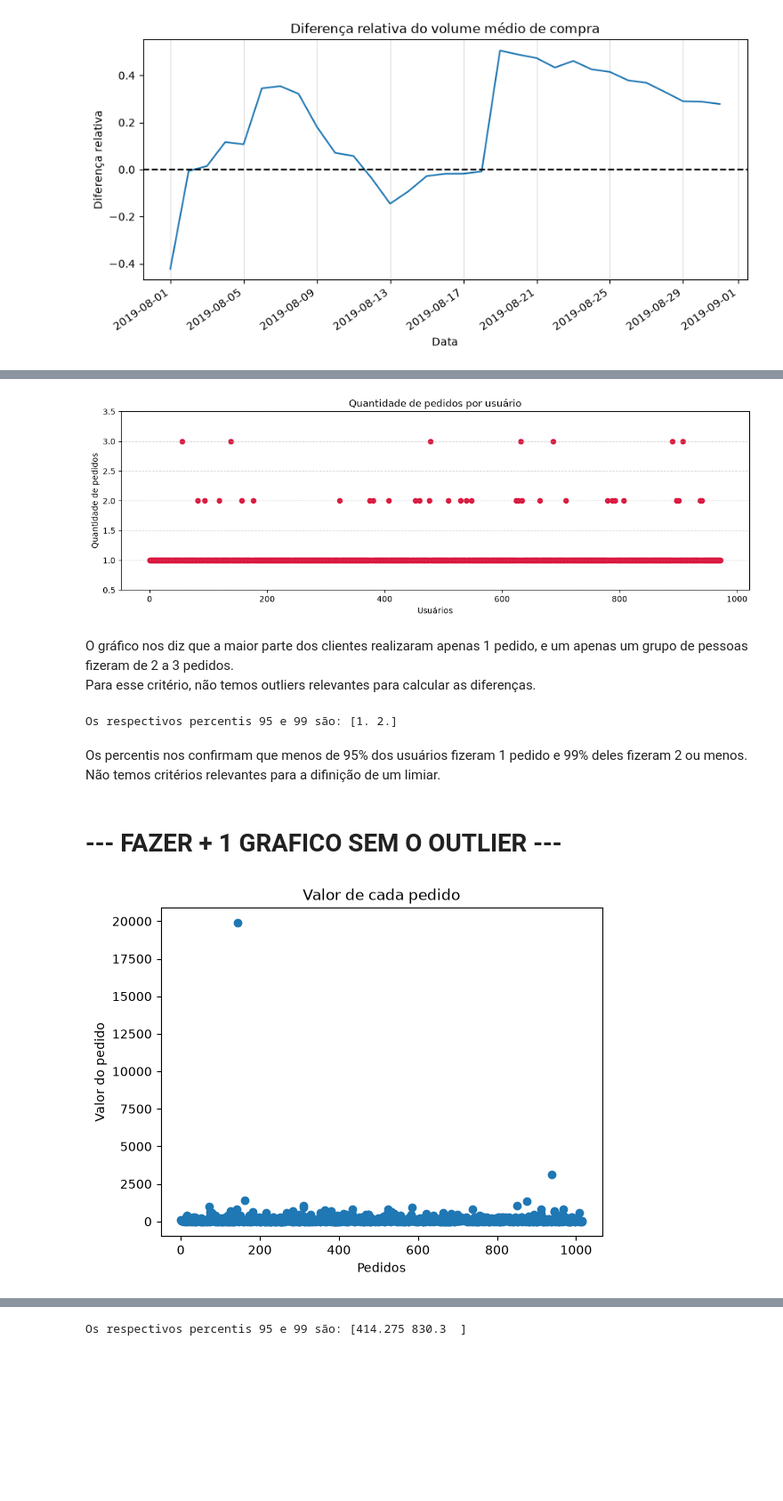
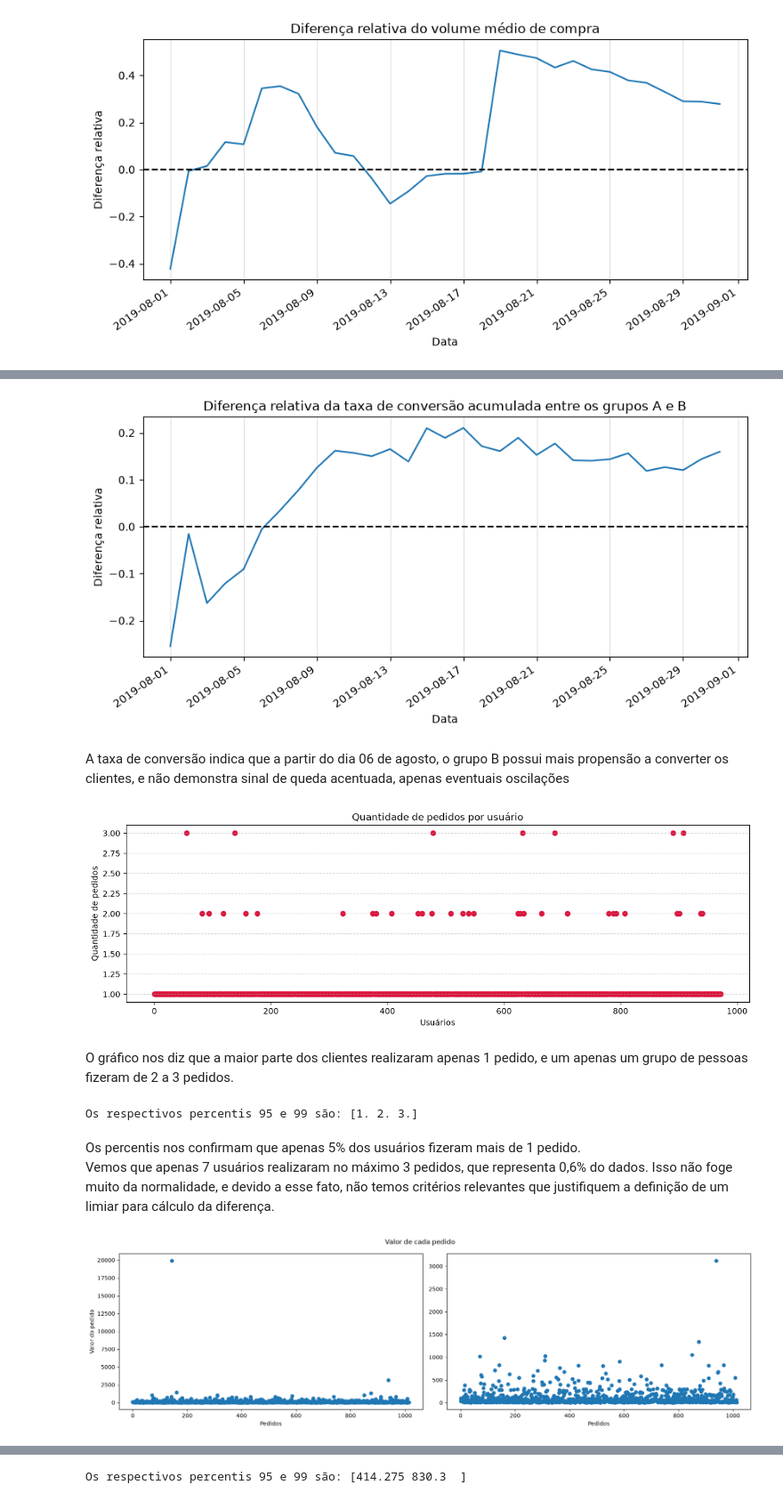
Before and after one commit to vitorcalelo/advanced-data-analytics-coursework, a Jupyter notebook: sprint-09-data-driven-decision-making/AB_testing.ipynb, the cells around one changed output, grey strips where cells are left out. Shown at 89% size. Drawn from its saved outputs; the diff is of its cells as text; code cells hidden in the pictures; blank space fills up the shorter version.

```diff
--- a/sprint-09-data-driven-decision-making/AB_testing.ipynb
+++ b/sprint-09-data-driven-decision-making/AB_testing.ipynb
@@ -317,3 +384,20 @@ Ambos seguiram estabilizados pela maior parte do tempo.
+# %%
+# Exibe, em gráfico de linha, a diferença relativa da taxa de conversão acumulada entre os grupos A e B
+mergedCumulativeConversion = cumulativeDataA.merge(cumulativeDataB, left_on='date', right_on='date', how='left', suffixes=['A','B'])
+plt.figure(figsize=(10,4))
+plt.plot(mergedCumulativeConversion['date'],
+         mergedCumulativeConversion['conversionB']/mergedCumulativeConversion['conversionA'] - 1)
+plt.xticks(rotation=35, ha='right')
+plt.title('Diferença relativa da taxa de conversão acumulada entre os grupos A e B')
+plt.ylabel('Diferença relativa')
+plt.xlabel('Data')
+plt.axhline(y=0, color='black', linestyle='--')
+plt.grid(axis='x', alpha=0.4)
+plt.show()
+# %% [output]
+[figure, added]
+# %% [markdown]
+A taxa de conversão indica que a partir do dia 06 de agosto, o grupo B possui mais propensão a converter os clientes, e não demonstra sinal de queda acentuada, apenas eventuais oscilações
 # %%
 # Agrupa por a contagem de pedidos por usuário
 orders_by_user = df_orders.groupby('visitorId', as_index=False).agg({'transactionId': pd.Series.nunique})
@@ -328,35 +412,41 @@ plt.grid(axis='y', alpha=0.5, linestyle='--')
 plt.title('Quantidade de pedidos por usuário')
 plt.ylabel('Quantidade de pedidos')
 plt.xlabel('Usuários')
-plt.ylim(0.5, 3.5)
 plt.show()
 # %% [output]
-[figure, old version]
+[figure, new version]
 # %% [markdown]
-O gráfico nos diz que a maior parte dos clientes realizaram apenas 1 pedido, e um apenas um grupo de pessoas fizeram de 2 a 3 pedidos.\
-Para esse critério, não temos outliers relevantes para calcular as diferenças.
+O gráfico nos diz que a maior parte dos clientes realizaram apenas 1 pedido, e um apenas um grupo de pessoas fizeram de 2 a 3 pedidos.
 # %%
 # Calcula os percentis da quantidade de pedidos
-print(f"Os respectivos percentis 95 e 99 são: {np.percentile(orders_by_user['orders'],[95, 99])}")
+print(f"Os respectivos percentis 95 e 99 são: {np.percentile(orders_by_user['orders'],[95, 99, 99.4])}")
 # %% [output]
-Os respectivos percentis 95 e 99 são: [1. 2.]
+Os respectivos percentis 95 e 99 são: [1. 2. 3.]
 # %% [markdown]
-Os percentis nos confirmam que menos de 95% dos usuários fizeram 1 pedido e 99% deles fizeram 2 ou menos.\
-Não temos critérios relevantes para a difinição de um limiar.
+Os percentis nos confirmam que apenas 5% dos usuários fizeram mais de 1 pedido.\
+Vemos que apenas 7 usuários realizaram no máximo 3 pedidos, que representa 0,6% do dados. Isso não foge muito da normalidade, e devido a esse fato, não temos critérios relevantes que justifiquem a definição de um limiar para cálculo da diferença.
-# %% [markdown]
-# --- FAZER + 1 GRAFICO SEM O OUTLIER ---
 # %%
+figsize, (ax1, ax2) = plt.subplots(1, 2, figsize=(17,5))
+
 # Agrupa o valor de cada pedido
 price_by_order = df_orders.groupby('transactionId', as_index=False).agg({'revenue':'sum'})
 price_by_order.columns = ['order', 'revenue']
 x_values_price = pd.Series(range(0, len(price_by_order)))
 
 # Exibe, em gráfico de dispersão, o valor de cada pedido
-plt.scatter(x_values_price, price_by_order['revenue'])
-plt.title('Valor de cada pedido')
-plt.ylabel('Valor do pedido')
-plt.xlabel('Pedidos')
+ax1.scatter(x_values_price, price_by_order['revenue'])
+ax1.set_ylabel('Valor do pedido')
+ax1.set_xlabel('Pedidos')
+
+# Exibe, em gráfico de dispersão, o valor de cada pedido filtrado
+price_by_order_filtered = price_by_order[price_by_order['revenue'] < 3500]
+x_values_price_filtered = pd.Series(range(0, len(price_by_order_filtered)))
+ax2.scatter(x_values_price_filtered, price_by_order_filtered['revenue'])
+ax2.set_xlabel('Pedidos')
+
+plt.suptitle('Valor de cada pedido')
+plt.tight_layout()
 plt.show()
 # %% [output]
-[figure, old version]
+[figure, new version]
 # %% [markdown]
```
Also changed, not shown: parts of 32 cells of this notebook.
